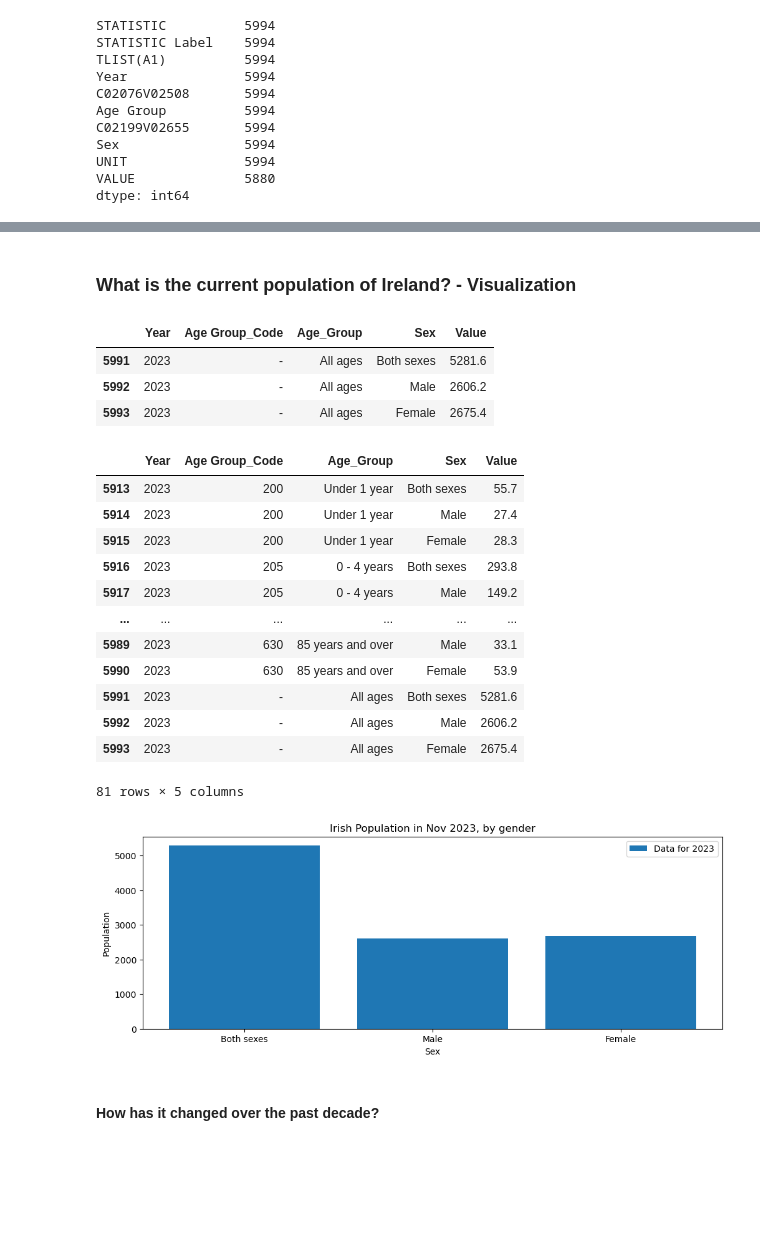
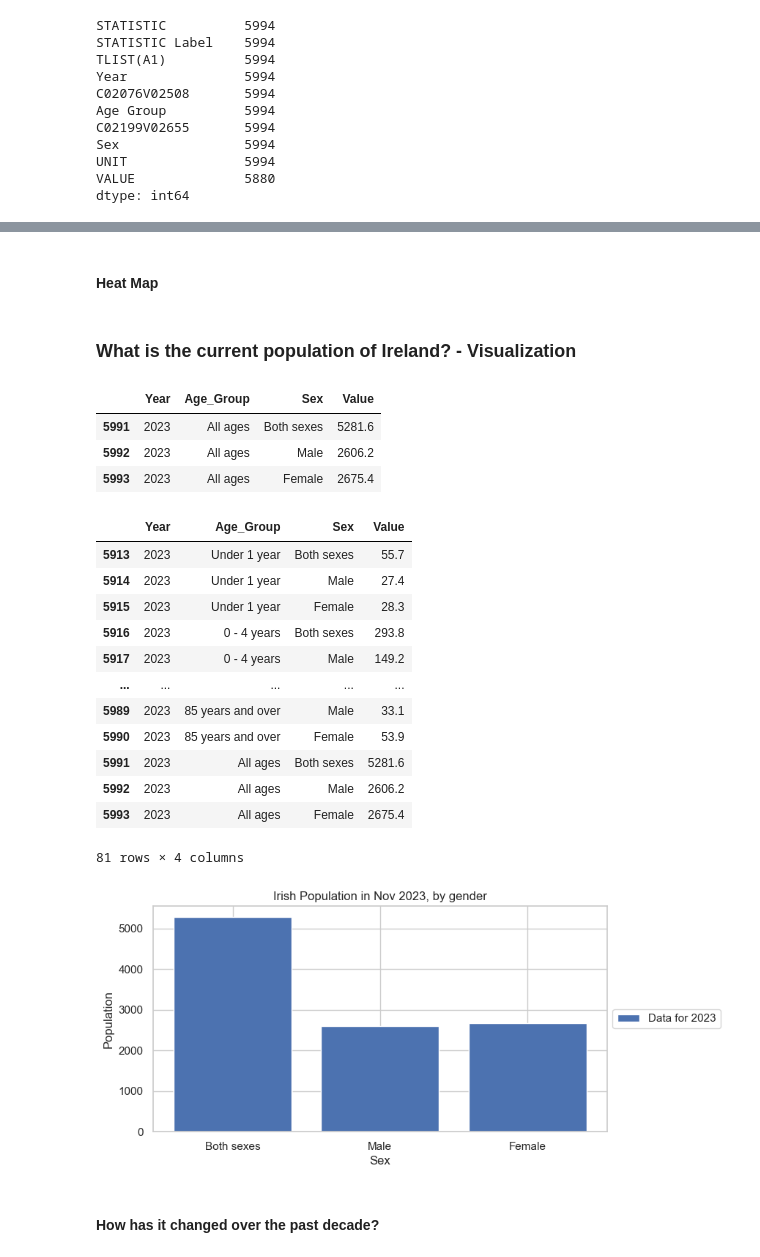
Before and after one commit to bconti1/CCT_Continuous_Assessment_01, a Jupyter notebook: MSc_DA_CA_20231112.ipynb, the cells around one changed output, grey strips where cells are left out. Cells and saved outputs as stored; diff of their text form; code cells hidden in the pictures; blank space fills up the shorter version.

```diff
--- a/MSc_DA_CA_20231112.ipynb
+++ b/MSc_DA_CA_20231112.ipynb
@@ -3,10 +3,12 @@
 # %% [markdown]
 ### 1.1 Programming For Data Analytics and Data Preparation Visualization
 # %%
-
 import pandas as pd
+import numpy as np
 import seaborn as sns #visualisation
 import matplotlib.pyplot as plt #heat map
+%matplotlib inline
+sns.set(color_codes=True)
 # %%
 df=pd.read_csv("Population_Estimates_202309.csv")
 # %%
@@ -72,7 +92,7 @@ Data columns (total 10 columns):
 dtypes: float64(1), int64(2), object(7)
 memory usage: 468.4+ KB
 # %%
-df = df.drop(['STATISTIC', 'STATISTIC Label', 'Year', 'UNIT', 'C02199V02655'], axis=1)
+df = df.drop(['STATISTIC', 'STATISTIC Label', 'Year', 'C02076V02508', 'UNIT', 'C02199V02655'], axis=1)
 df.head(4)
 
 # Dropping irrelevant columns
@@ -148,0 +290,3 @@ plot_heatmap(csv_file)
+# %%
+from numpy import median, mean
+sns.set(style="whitegrid")
@@ -149,3 +297,5 @@ plot_heatmap(csv_file)
+# %% [markdown]
+#### Heat Map
 # %% [markdown]
 ### What is the current population of Ireland? - Visualization
 # %%
@@ -153,10 +303,10 @@ df.tail(3)
 # Exploratore Data Analysis
 # Observe the data by using the tail function
 # %% [output]
-|  | Year | Age Group_Code | Age_Group | Sex | Value |
-| 5991 | 2023 | - | All ages | Both sexes | 5281.6 |
-| 5992 | 2023 | - | All ages | Male | 2606.2 |
-| 5993 | 2023 | - | All ages | Female | 2675.4 |
+|  | Year | Age_Group | Sex | Value |
+| 5991 | 2023 | All ages | Both sexes | 5281.6 |
+| 5992 | 2023 | All ages | Male | 2606.2 |
+| 5993 | 2023 | All ages | Female | 2675.4 |
 # %%
 # Assuming 'Year' is the column with the year and 'Data' is the column you want to work with
 year_to_isolate = 2023  # Replace with the year you want to isolate
@@ -165,33 +315,31 @@ year_to_isolate = 2023  # Replace with the year you want to isolate
 data_for_specific_year = df[df['Year'] == year_to_isolate]
 data_for_specific_year
 # %% [output]
-|  | Year | Age Group_Code | Age_Group | Sex | Value |
-| 5913 | 2023 | 200 | Under 1 year | Both sexes | 55.7 |
-| 5914 | 2023 | 200 | Under 1 year | Male | 27.4 |
-| 5915 | 2023 | 200 | Under 1 year | Female | 28.3 |
-| 5916 | 2023 | 205 | 0 - 4 years | Both sexes | 293.8 |
-| 5917 | 2023 | 205 | 0 - 4 years | Male | 149.2 |
-| ... | ... | ... | ... | ... | ... |
-| 5989 | 2023 | 630 | 85 years and over | Male | 33.1 |
-| 5990 | 2023 | 630 | 85 years and over | Female | 53.9 |
-| 5991 | 2023 | - | All ages | Both sexes | 5281.6 |
-| 5992 | 2023 | - | All ages | Male | 2606.2 |
-| 5993 | 2023 | - | All ages | Female | 2675.4 |
+|  | Year | Age_Group | Sex | Value |
+| 5913 | 2023 | Under 1 year | Both sexes | 55.7 |
+| 5914 | 2023 | Under 1 year | Male | 27.4 |
+| 5915 | 2023 | Under 1 year | Female | 28.3 |
+| 5916 | 2023 | 0 - 4 years | Both sexes | 293.8 |
+| 5917 | 2023 | 0 - 4 years | Male | 149.2 |
+| ... | ... | ... | ... | ... |
+| 5989 | 2023 | 85 years and over | Male | 33.1 |
+| 5990 | 2023 | 85 years and over | Female | 53.9 |
+| 5991 | 2023 | All ages | Both sexes | 5281.6 |
+| 5992 | 2023 | All ages | Male | 2606.2 |
+| 5993 | 2023 | All ages | Female | 2675.4 |
-81 rows × 5 columns
+81 rows × 4 columns
 # %%
-import matplotlib.pyplot as plt
-
 # Create a line plot of the data for the specific year
 
-plt.figure(figsize=(12, 4))  # Set the figure size
+plt.figure(figsize=(8, 4))  # Set the figure size
 plt.bar(data_for_specific_year['Sex'], data_for_specific_year['Value'], label='Data for 2023')
 plt.xlabel('Sex')
 plt.ylabel('Population')
 plt.title('Irish Population in Nov 2023, by gender')
-plt.legend()
+plt.legend(loc='center left', bbox_to_anchor=(1.0, 0.5))
 plt.show()
 # %% [output]
-[figure, old version]
+[figure, new version]
 # %% [markdown]
 #### How has it changed over the past decade?
 # %%
```
Also changed, not shown: parts of 46 cells of this notebook, 1 other file.
